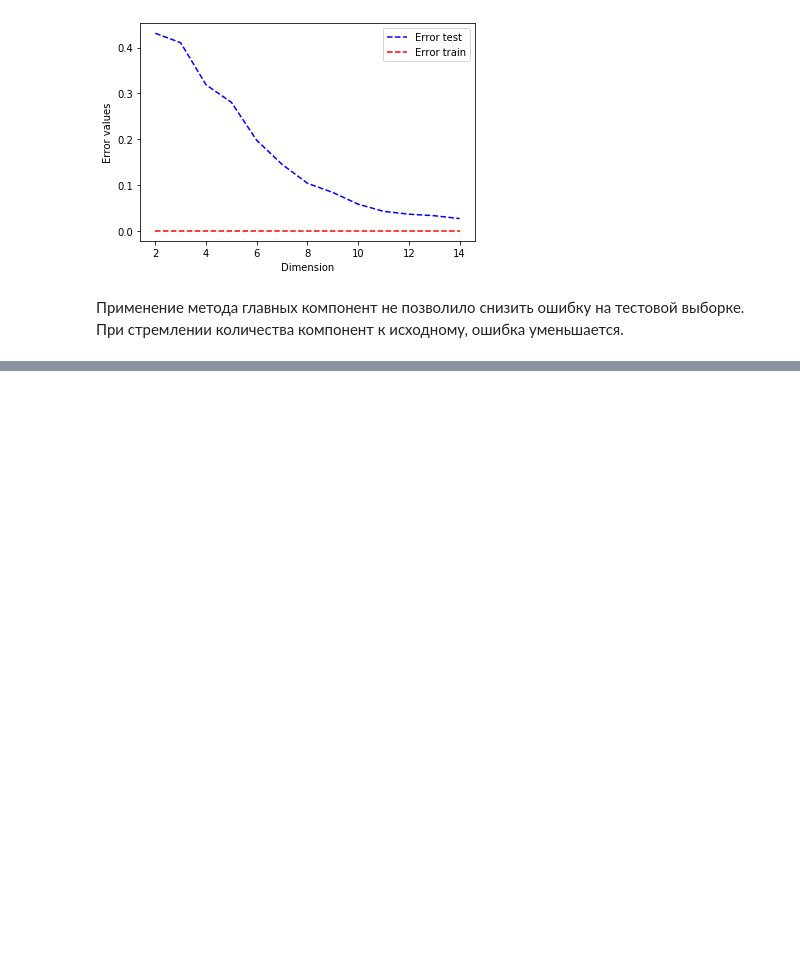
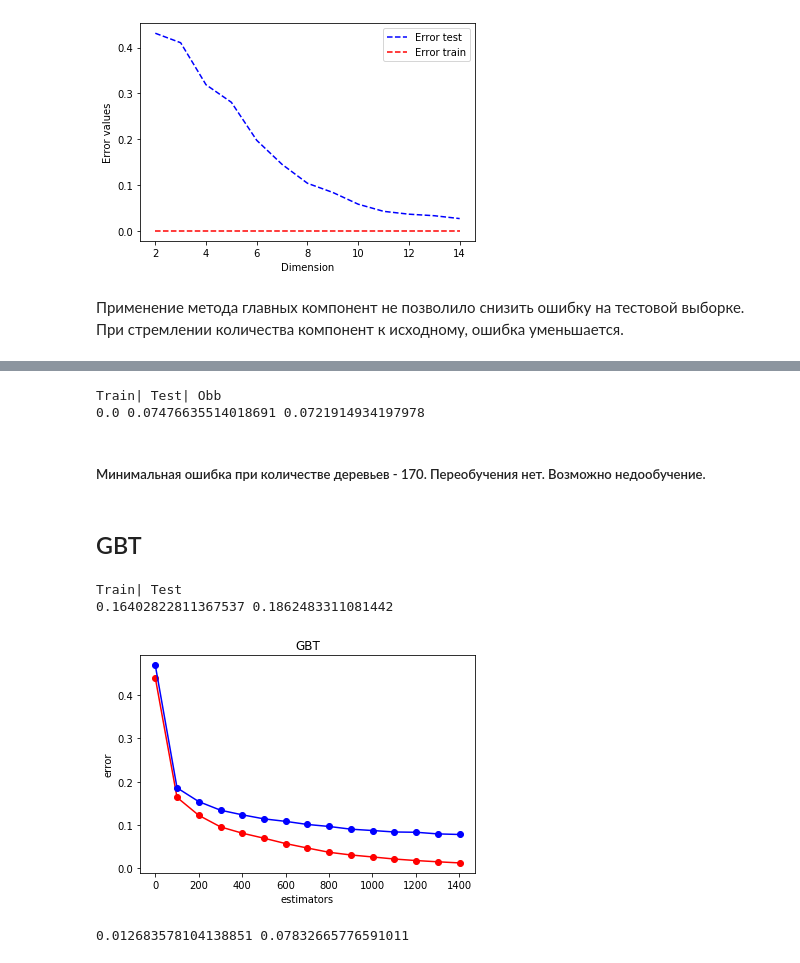
Before and after one commit to solovyyevnikita/-Machine-learning, a Jupyter notebook: homework_10.10.ipynb, the cells around one changed output, grey strips where cells are left out. Cells and saved outputs as stored; diff of their text form; code cells hidden in the pictures; blank space fills up the shorter version.

```diff
--- a/homework_10.10.ipynb
+++ b/homework_10.10.ipynb
@@ -604,0 +793,49 @@ pass
+# %%
+model_tree_opt = ensemble.RandomForestClassifier(n_estimators = opt_tree_estim, oob_score=True)
+model_tree_opt.fit(X_train, y_train)
+oob_error_optTree = 1 - model_tree_opt.oob_score_
+err_train_optTree = np.mean(y_train != model_tree_opt.predict(X_train))
+err_test_optTree  = np.mean(y_test  != model_tree_opt.predict(X_test))
+print("Train| Test| Obb")
+print(err_train_optTree,err_test_optTree,oob_error_optTree)
+# %% [output]
+Train| Test| Obb
+0.0 0.07476635514018691 0.0721914934197978
+# %% [markdown]
+##### Минимальная ошибка при количестве деревьев - 170. Переобучения нет. Возможно недообучение.
+# %% [markdown]
+## GBT
+# %%
+gbt = ensemble.GradientBoostingClassifier(n_estimators = 100)
+gbt.fit(X_train, y_train)
+err_train = np.mean(y_train != gbt.predict(X_train))
+err_test  = np.mean(y_test  != gbt.predict(X_test))
+print("Train| Test")
+print(err_train,err_test)
+# %% [output]
+Train| Test
+0.16402822811367537 0.1862483311081442
+# %%
+gbt_tree = range(1, 1500, 100)
+err_train = []
+err_test = []
+for i in gbt_tree:
+    model = ensemble.GradientBoostingClassifier(n_estimators = i)
+    model.fit(X_train, y_train)
+    err_train.append(np.mean(model.predict(X_train) != y_train))
+    err_test.append(np.mean(model.predict(X_test) != y_test))
+# %%
+plt.plot(gbt_tree, err_train, 'r-o', label = 'train error')
+plt.plot(gbt_tree, err_test,  'b-o', label = 'test error')
+plt.title('GBT')
+plt.xlabel('estimators')
+plt.ylabel('error')
+pass
+# %% [output]
+[figure, added]
+# %%
+Treemin_train_err = np.min(err_train)
+Treemin_test_err = np.min(err_test)
+print(Treemin_train_err, Treemin_test_err)
+# %% [output]
+0.012683578104138851 0.07832665776591011
```
Also changed, not shown: parts of 39 cells of this notebook.
